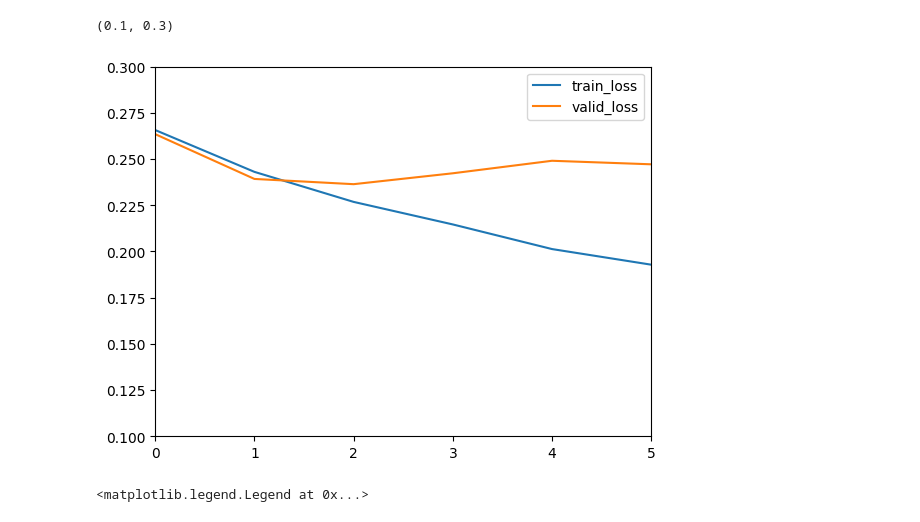
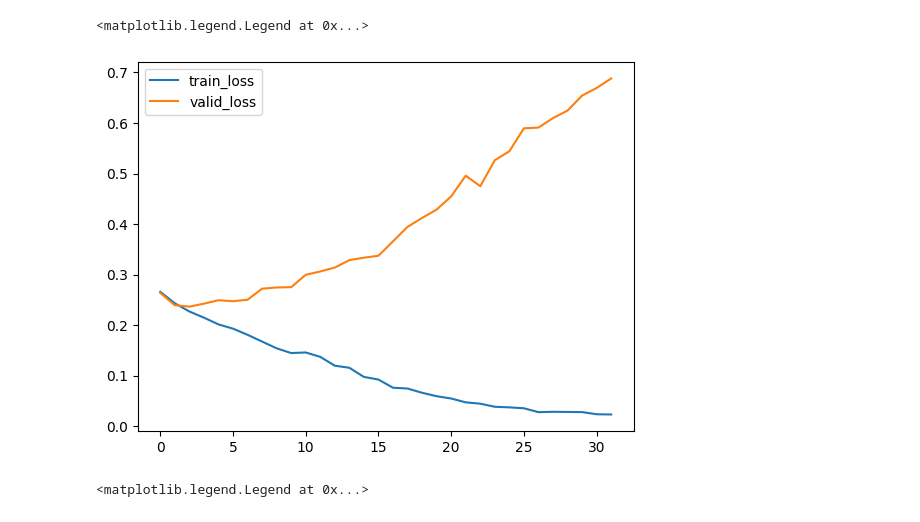
Before and after one commit to viktorcikojevic/heart-beat-ML, a Jupyter notebook: experiments/baseline/curves.ipynb, the cells around one changed output. Cells and saved outputs as stored; diff of their text form; code cells hidden in the pictures.

```diff
--- a/experiments/baseline/curves.ipynb
+++ b/experiments/baseline/curves.ipynb
@@ -9,14 +9,14 @@ df = pd.read_csv("history.csv")
 # %%
 # plot train and valid loss vs epoch
 plt.plot(df.epoch, df.train_loss, label='train_loss')
 plt.plot(df.epoch, df.valid_loss, label='valid_loss')
 
 plt.legend()
-plt.xlim(0, 5)
-plt.ylim(0.1, 0.3)
+# plt.xlim(0, 5)
+# plt.ylim(0.1, 0.3)
 # %% [output]
-(0.1, 0.3)
+<matplotlib.legend.Legend at 0x...>
-[figure, old version]
+[figure, new version]
 # %%
 # plot train and valid loss vs epoch
 plt.plot(df.epoch, df.multi_label_accuracy, label='multi_label_accuracy')
```
Also changed, not shown: 6 other files.
